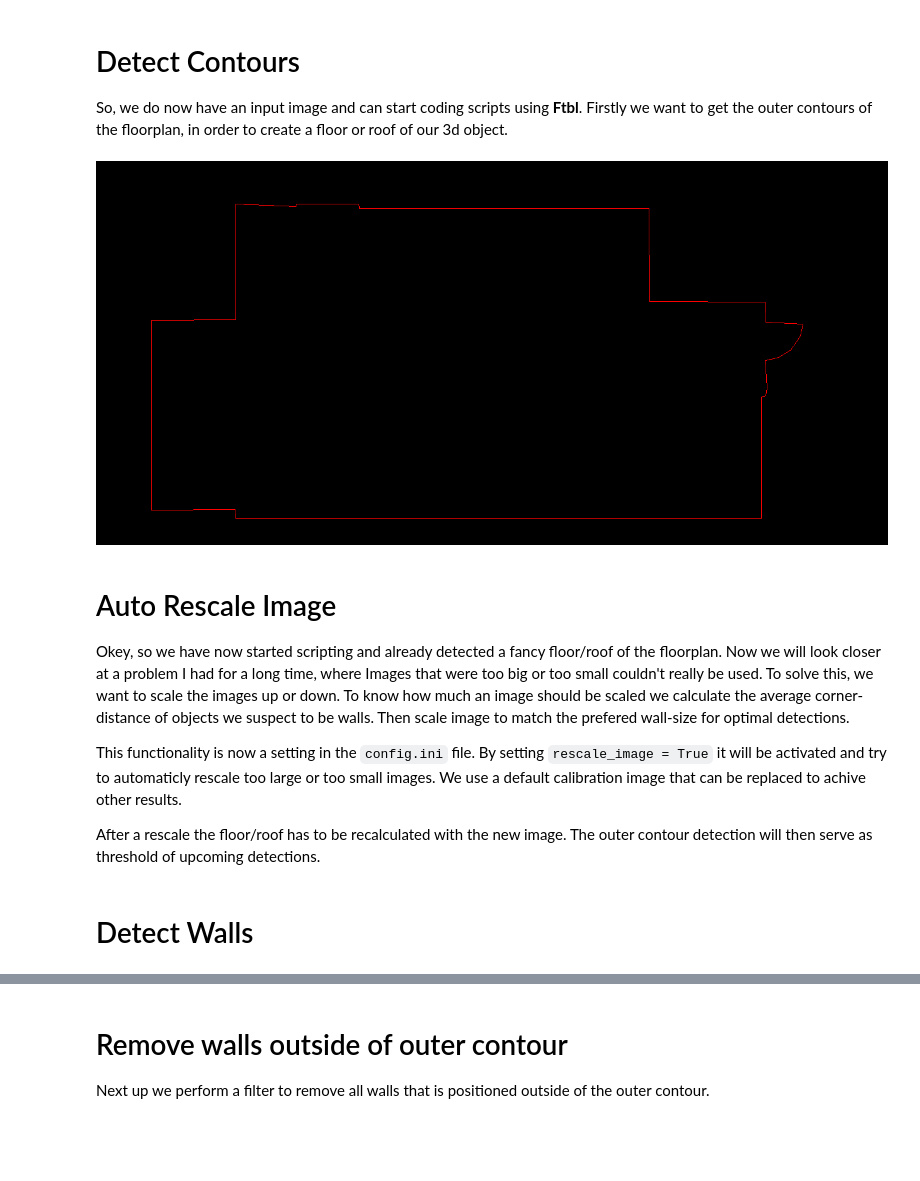
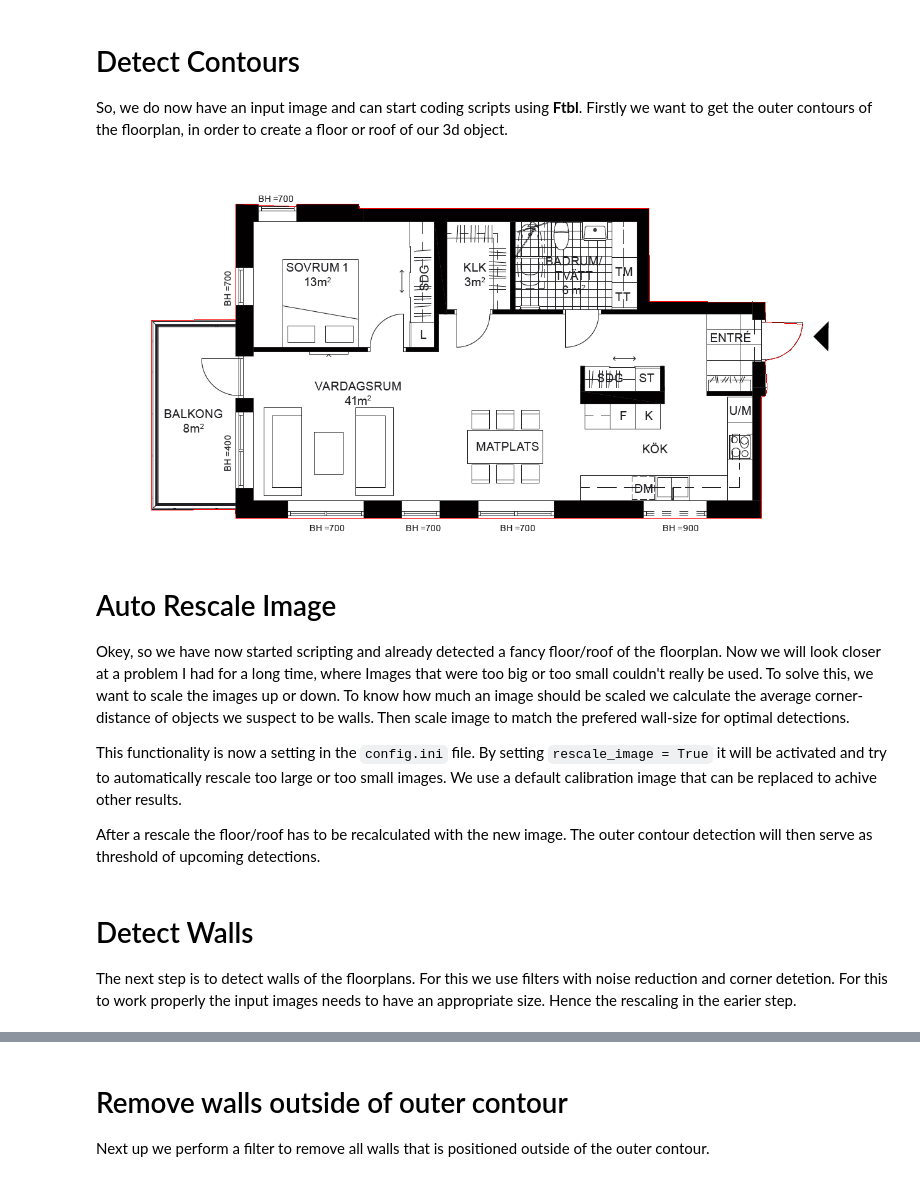
Before and after one commit to grebtsew/FloorplanToBlender3d, a Jupyter notebook: Docs/FloorplanToBlenderLibrary.ipynb, the cells around one changed output, grey strips where cells are left out. Drawn from its saved outputs; the diff is of its cells as text; code cells hidden in the pictures; blank space fills up the shorter version.

```diff
--- a/Docs/FloorplanToBlenderLibrary.ipynb
+++ b/Docs/FloorplanToBlenderLibrary.ipynb
@@ -41,33 +41,35 @@ Firstly we want to get the outer contours of the floorplan, in order to create a
 # %%
 
 img_path = "../Images/Examples/example.png"
 
 # Read floorplan image
 img = cv2.imread(img_path)
 
 # Create blank image
 height, width, channels = img.shape
-blank_image = np.zeros((height,width,3), np.uint8)
+blank_image = img.copy()
 
 # Grayscale image
 gray = cv2.cvtColor(img,cv2.COLOR_BGR2GRAY)
 
 # detect outer Contours (simple floor or roof solution), paint them red on blank_image
 contour, c_img = detect.outer_contours(gray, blank_image, color=(255,0,0))
 
 # Display
 display(Image.fromarray(blank_image))
 # %% [output]
-[figure, old version]
+[figure, new version]
 # %% [markdown]
 # Auto Rescale Image
 Okey, so we have now started scripting and already detected a fancy floor/roof of the floorplan.
 Now we will look closer at a problem I had for a long time, where Images that were too big or too small couldn't really be used. To solve this, we want to scale the images up or down. To know how much an image should be scaled we calculate the average corner-distance of objects we suspect to be walls. Then scale image to match the prefered wall-size for optimal detections.
 
-This functionality is now a setting in the `config.ini` file. By setting `rescale_image = True` it will be activated and try to automaticly rescale too large or too small images. We use a default calibration image that can be replaced to achive other results.
+This functionality is now a setting in the `config.ini` file. By setting `rescale_image = True` it will be activated and try to automatically rescale too large or too small images. We use a default calibration image that can be replaced to achive other results.
 
 After a rescale the floor/roof has to be recalculated with the new image. The outer contour detection will then serve as threshold of upcoming detections.
-# %% [markdown]
-# Detect Walls
+# %% [markdown]
+# Detect Walls
+
+The next step is to detect walls of the floorplans. For this we use filters with noise reduction and corner detetion. For this to work properly the input images needs to have an appropriate size. Hence the rescaling in the earier step.
 # %%
 # Create new blank image
```
Also changed, not shown: parts of 32 cells of this notebook, 2 other files.
